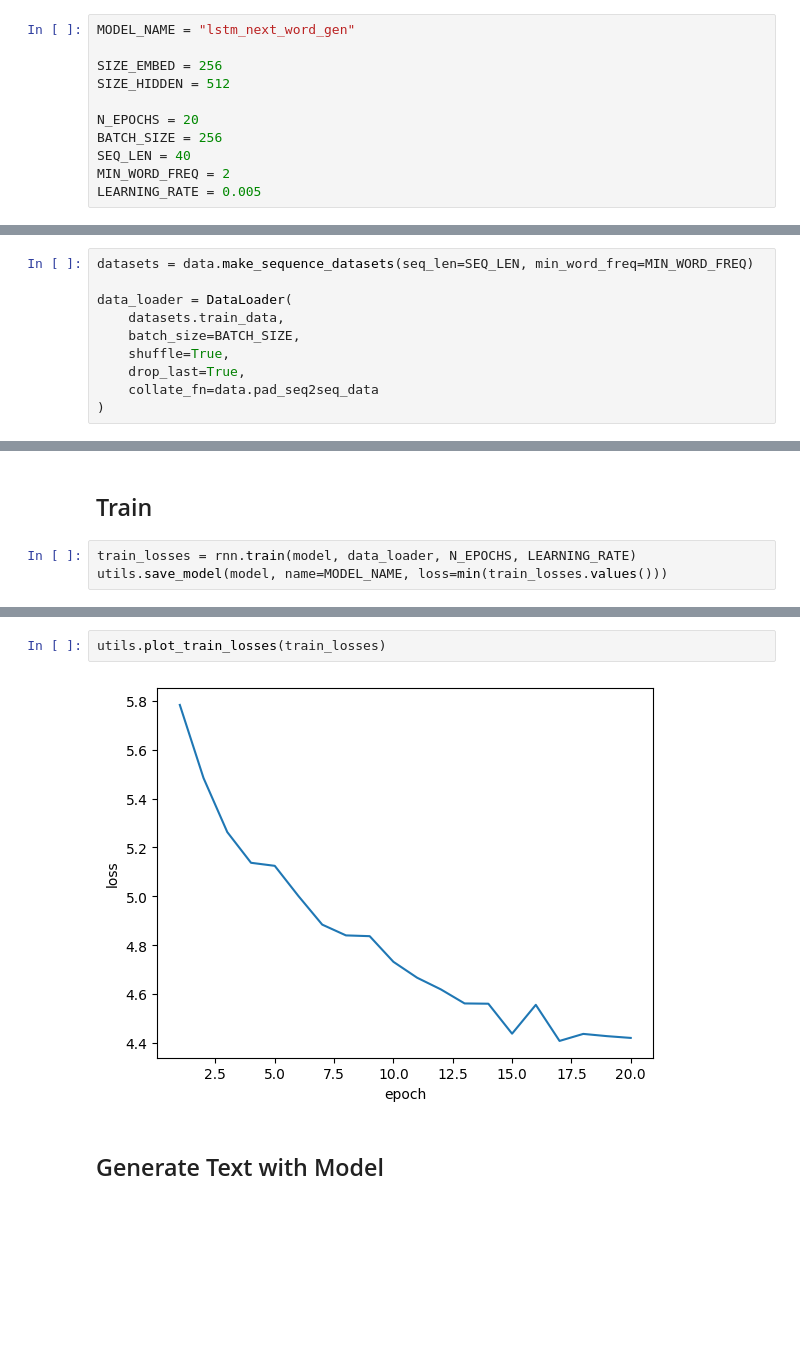
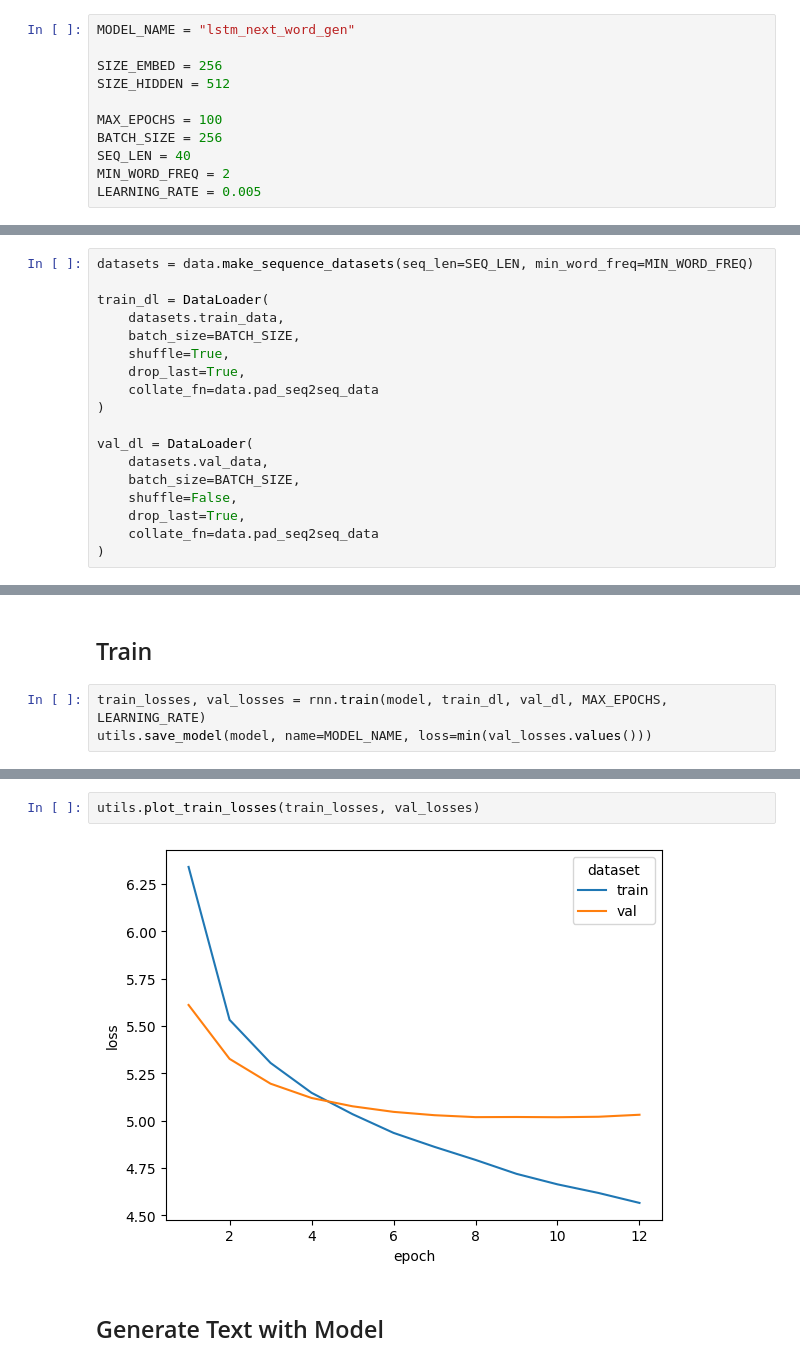
Before and after one commit to AlexIoannides/transformers-gen-ai, a Jupyter notebook: notebooks/2_text_generation_with_rnns.ipynb, the cells around one changed output, grey strips where cells are left out. Drawn from its saved outputs; the diff is of its cells as text; blank space fills up the shorter version.

Commit message:
Use validation set with transformer model

```diff
--- a/notebooks/2_text_generation_with_rnns.ipynb
+++ b/notebooks/2_text_generation_with_rnns.ipynb
@@ -24,7 +24,7 @@ MODEL_NAME = "lstm_next_word_gen"
 SIZE_EMBED = 256
 SIZE_HIDDEN = 512
 
-N_EPOCHS = 20
+MAX_EPOCHS = 100
 BATCH_SIZE = 256
 SEQ_LEN = 40
 MIN_WORD_FREQ = 2
@@ -34,13 +34,21 @@ LEARNING_RATE = 0.005
 # %%
 datasets = data.make_sequence_datasets(seq_len=SEQ_LEN, min_word_freq=MIN_WORD_FREQ)
 
-data_loader = DataLoader(
+train_dl = DataLoader(
     datasets.train_data,
     batch_size=BATCH_SIZE,
     shuffle=True,
     drop_last=True,
     collate_fn=data.pad_seq2seq_data
 )
+
+val_dl = DataLoader(
+    datasets.val_data,
+    batch_size=BATCH_SIZE,
+    shuffle=False,
+    drop_last=True,
+    collate_fn=data.pad_seq2seq_data
+)
 # %% [markdown]
 ## Instantiate Model
 # %%
@@ -57,7 +65,7 @@ This is a simple one layer LSTM that works on sequences of token embeddings that
 # %% [markdown]
 ## Train
 # %%
-train_losses = rnn.train(model, data_loader, N_EPOCHS, LEARNING_RATE)
-utils.save_model(model, name=MODEL_NAME, loss=min(train_losses.values()))
+train_losses, val_losses = rnn.train(model, train_dl, val_dl, MAX_EPOCHS, LEARNING_RATE)
+utils.save_model(model, name=MODEL_NAME, loss=min(val_losses.values()))
 # %% [output]
 best model:
@@ -66,7 +74,7 @@ best model:
 # %%
-utils.plot_train_losses(train_losses)
+utils.plot_train_losses(train_losses, val_losses)
 # %% [output]
-[figure, old version]
+[figure, new version]
 # %% [markdown]
 ## Generate Text with Model
 # %% [markdown]
```
Also changed, not shown: parts of 5 cells of this notebook, 4 other files.
